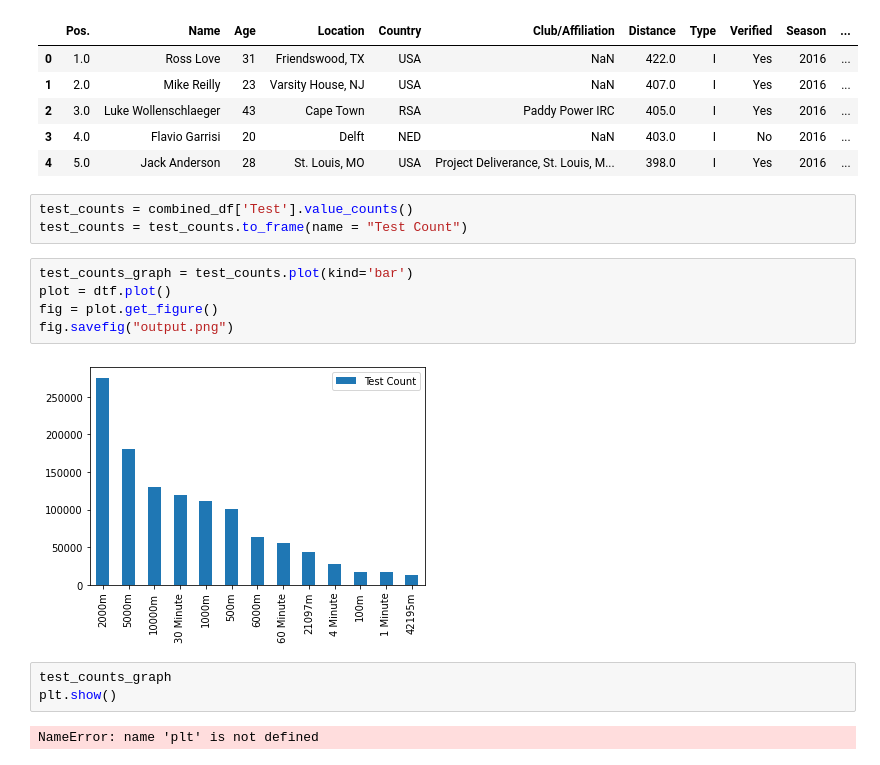
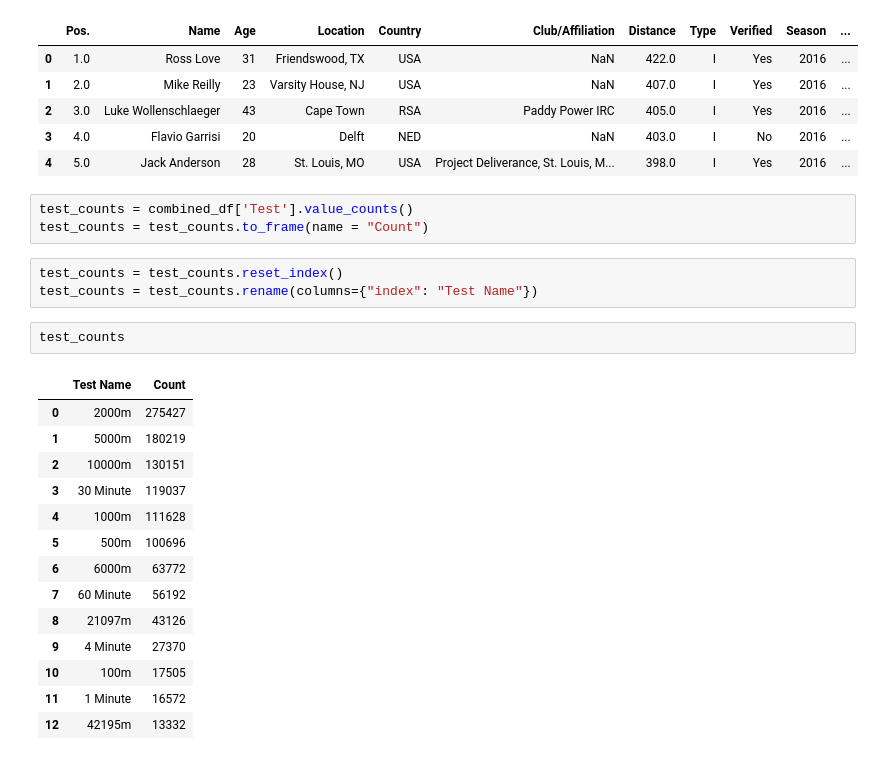
Before and after one commit to JohnShuford/FITDAT, a Jupyter notebook: Notebooks/Performance_Analysis.ipynb, the cells around one changed output. Cells and saved outputs as stored; diff of their text form.

```diff
--- a/Notebooks/Performance_Analysis.ipynb
+++ b/Notebooks/Performance_Analysis.ipynb
@@ -252,16 +253,24 @@ combined_df.head()
 | 4 | 5.0 | Jack Anderson | 28 | St. Louis, MO | USA | Project Deliverance, St. Louis, M... | 398.0 | I | Yes | 2016 | ... |
 # %%
 test_counts = combined_df['Test'].value_counts()
-test_counts = test_counts.to_frame(name = "Test Count")
+test_counts = test_counts.to_frame(name = "Count")
-# %%
-test_counts_graph = test_counts.plot(kind='bar')
-plot = dtf.plot()
-fig = plot.get_figure()
-fig.savefig("output.png")
-# %% [output]
-[figure, removed]
-# %%
-test_counts_graph
-plt.show()
-# %% [output]
-NameError: name 'plt' is not defined
+# %%
+test_counts = test_counts.reset_index()
+test_counts = test_counts.rename(columns={"index": "Test Name"})
+# %%
+test_counts
+# %% [output]
+|  | Test Name | Count |
+| 0 | 2000m | 275427 |
+| 1 | 5000m | 180219 |
+| 2 | 10000m | 130151 |
+| 3 | 30 Minute | 119037 |
+| 4 | 1000m | 111628 |
+| 5 | 500m | 100696 |
+| 6 | 6000m | 63772 |
+| 7 | 60 Minute | 56192 |
+| 8 | 21097m | 43126 |
+| 9 | 4 Minute | 27370 |
+| 10 | 100m | 17505 |
+| 11 | 1 Minute | 16572 |
+| 12 | 42195m | 13332 |
```
Also changed, not shown: parts of 2 cells of this notebook.
